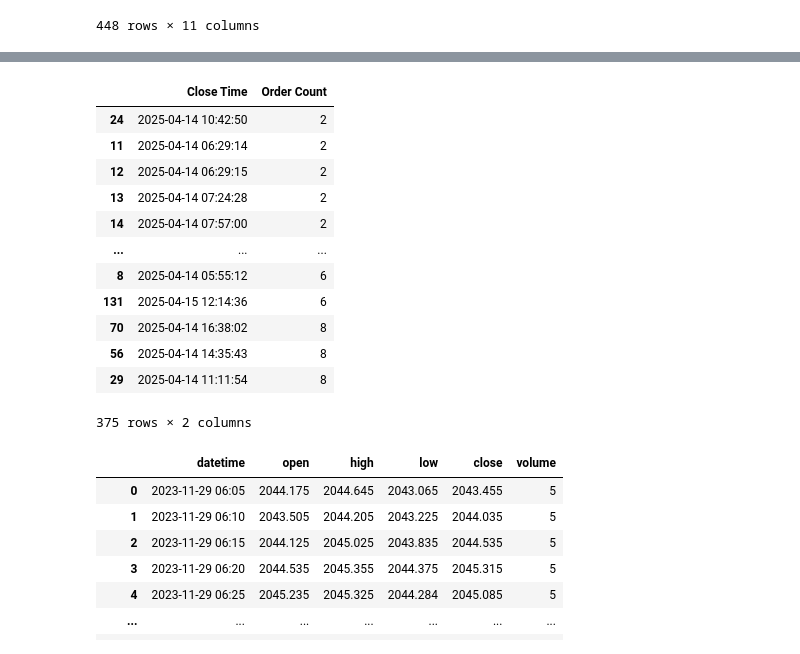
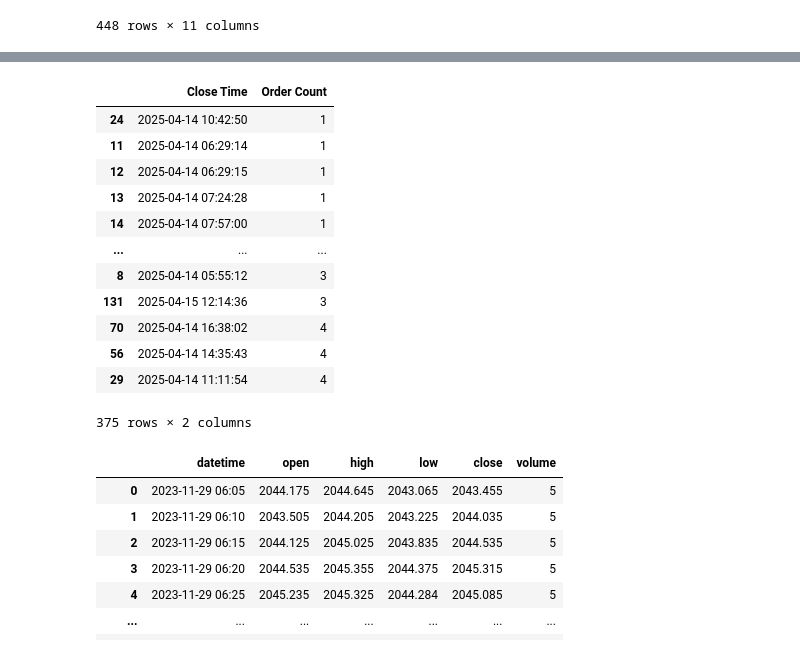
Before and after one commit to Pawinwat/algo-backtrace, a Jupyter notebook: read_hist.ipynb, the cells around one changed output, grey strips where cells are left out. Drawn from its saved outputs; the diff is of its cells as text; code cells hidden in the pictures.

Commit message:
unmelt dataframe

```diff
--- a/read_hist.ipynb
+++ b/read_hist.ipynb
@@ -142,29 +142,30 @@ df["Volume"] = pd.to_numeric(df["Volume"], errors="coerce")
 df = df[df["Volume"].notna()]
 
 # Melt the dataframe to show both Open and Close price as individual points
-df_melted = df.melt(
-    id_vars=["Open Time (15m)","Open Time", "Close Time", "Type", "Profit USD"],
-    value_vars=["Open Price", "Close Price"],
-    var_name="Price Type",
-    value_name="Price"
-)
+order_df = df
+# .melt(
+#     id_vars=["Open Time (15m)","Open Time", "Close Time", "Type", "Profit USD"],
+#     value_vars=["Open Price", "Close Price"],
+#     var_name="Price Type",
+#     value_name="Price"
+# )
 
 # Use Open Time for both points to align them visually
-df_melted["Time"] = df_melted.apply(
-    lambda row: row["Open Time"] if row["Price Type"] == "Open Price" else row["Close Time"],
-    axis=1
-)
+# df_melted["Time"] = df_melted.apply(
+#     lambda row: row["Open Time"] if row["Price Type"] == "Open Price" else row["Close Time"],
+#     axis=1
+# )
 
 # Color profit: positive = green, negative = red
-df_melted["Profit Color"] = df_melted["Profit USD"].apply(
+order_df["Profit Color"] = order_df["Profit USD"].apply(
     lambda x: "green" if x >= 0 else "red")
-df_melted["Profit Size"] = df_melted["Profit USD"].apply(
+order_df["Profit Size"] = order_df["Profit USD"].apply(
     lambda x: abs(x))
 
 fig = px.scatter(
-    df_melted,
-    x="Time",
-    y="Price",
+    order_df,
+    x="Open Time",
+    y="Open Price",
     color="Profit USD",
     # color_continuous_scale='YlGn',
     color_continuous_midpoint=0,  # This centers the color scale at 0
@@ -205,19 +206,19 @@ df_melted
 # %%
-order_count_by_close = df_melted.groupby("Close Time").size().reset_index(name="Order Count")
+order_count_by_close = order_df.groupby("Close Time").size().reset_index(name="Order Count")
 order_count_by_close.sort_values('Order Count')
 # %% [output]
 |  | Close Time | Order Count |
-| 24 | 2025-04-14 10:42:50 | 2 |
-| 11 | 2025-04-14 06:29:14 | 2 |
-| 12 | 2025-04-14 06:29:15 | 2 |
-| 13 | 2025-04-14 07:24:28 | 2 |
-| 14 | 2025-04-14 07:57:00 | 2 |
+| 24 | 2025-04-14 10:42:50 | 1 |
+| 11 | 2025-04-14 06:29:14 | 1 |
+| 12 | 2025-04-14 06:29:15 | 1 |
+| 13 | 2025-04-14 07:24:28 | 1 |
+| 14 | 2025-04-14 07:57:00 | 1 |
 | ... | ... | ... |
-| 8 | 2025-04-14 05:55:12 | 6 |
-| 131 | 2025-04-15 12:14:36 | 6 |
-| 70 | 2025-04-14 16:38:02 | 8 |
-| 56 | 2025-04-14 14:35:43 | 8 |
-| 29 | 2025-04-14 11:11:54 | 8 |
+| 8 | 2025-04-14 05:55:12 | 3 |
+| 131 | 2025-04-15 12:14:36 | 3 |
+| 70 | 2025-04-14 16:38:02 | 4 |
+| 56 | 2025-04-14 14:35:43 | 4 |
+| 29 | 2025-04-14 11:11:54 | 4 |
 375 rows × 2 columns
 # %%
 hist_cols = ['datetime', 'open', 'high', 'low', 'close', 'volume']
```
Also changed, not shown: parts of 6 cells of this notebook.
